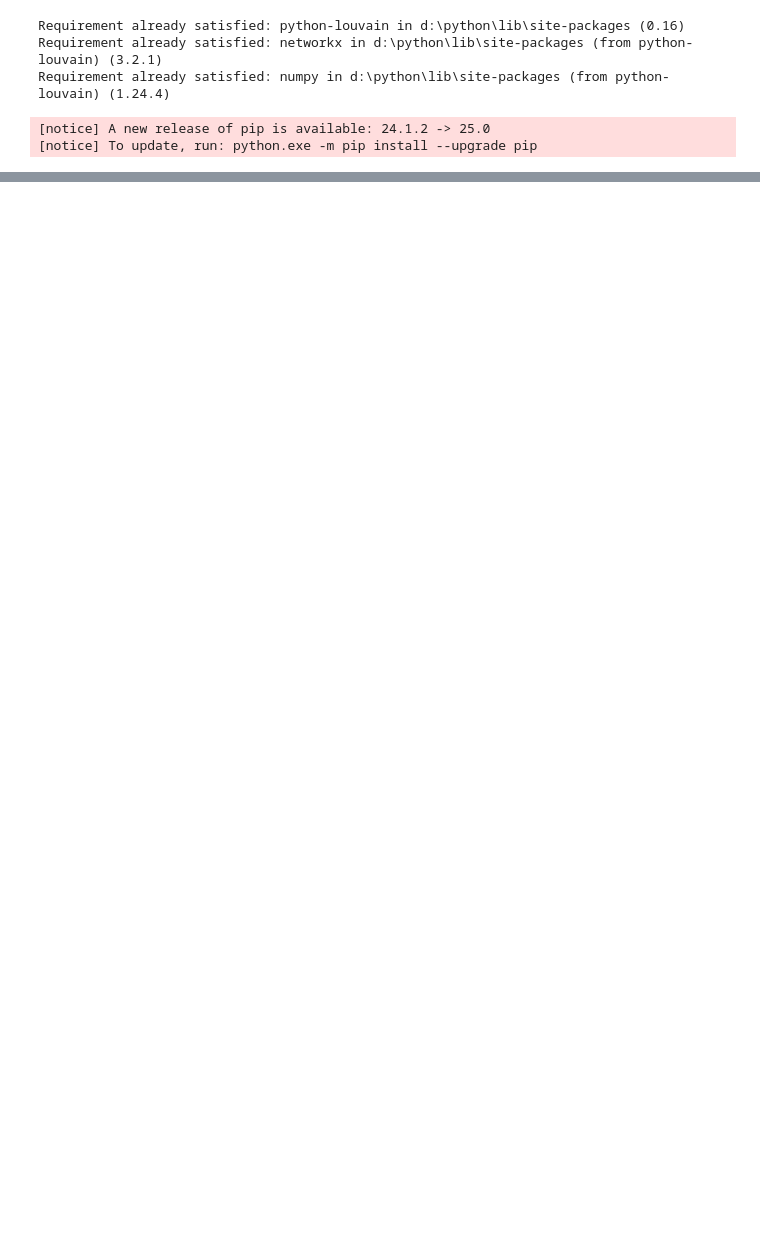
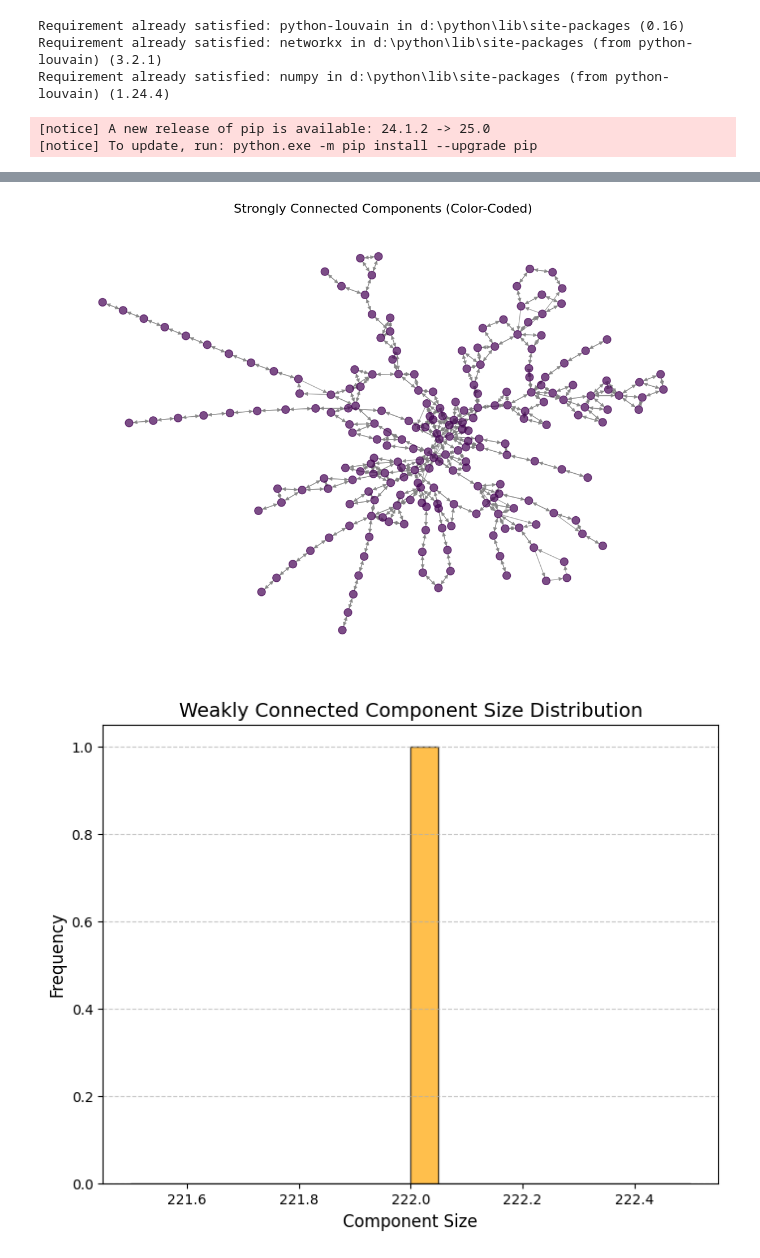
Before and after one commit to abdur-rafi/Network-Science-BD-Railway, a Jupyter notebook: refined-directed.ipynb, the cells around one changed output, grey strips where cells are left out. Drawn from its saved outputs; the diff is of its cells as text; code cells hidden in the pictures; blank space fills up the shorter version.

```diff
--- a/refined-directed.ipynb
+++ b/refined-directed.ipynb
@@ -607,0 +712,8 @@ k_nn(k): {16: 5.166666666666667, 18: 6.166666666666667, 15: 7.4, 10: 7.1, 21: 8.
+# %%
+import matplotlib.cm as cm
+
+plot_strongly_connected_components(G)
+weak_component_sizes = analyze_weakly_connected_components(G)
+# %% [output]
+[figure, added]
+[figure, added]
```
Also changed, not shown: parts of 10 cells of this notebook.
